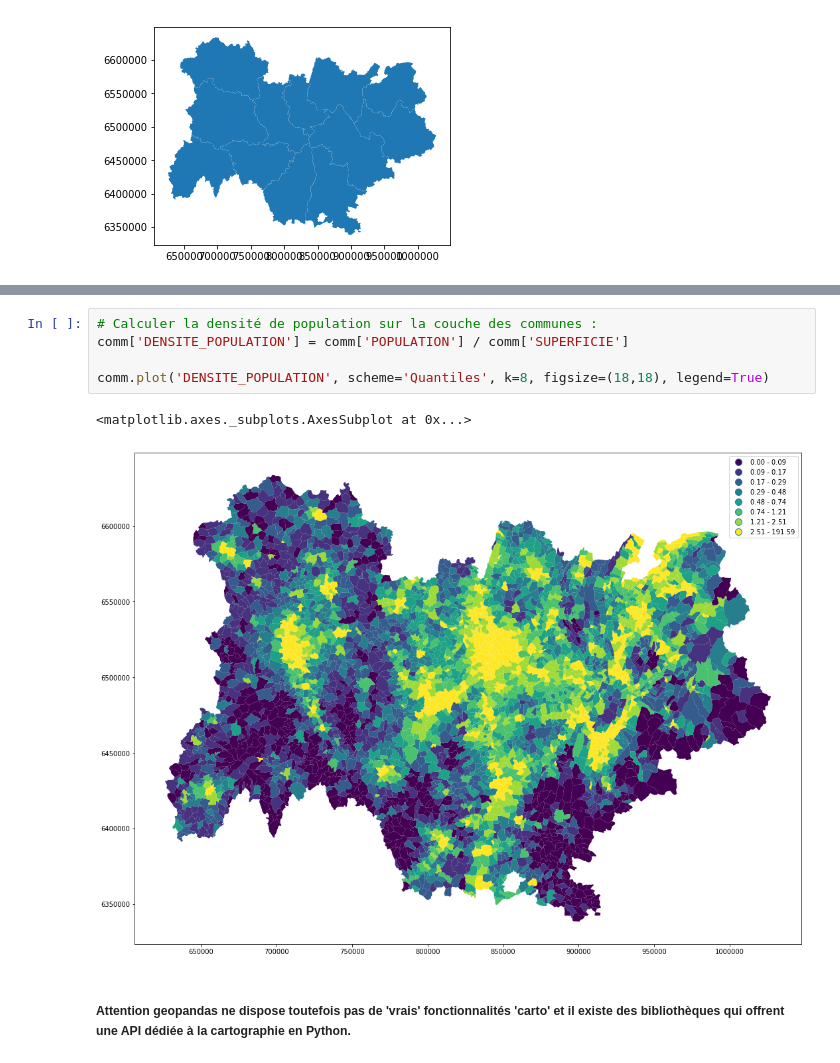
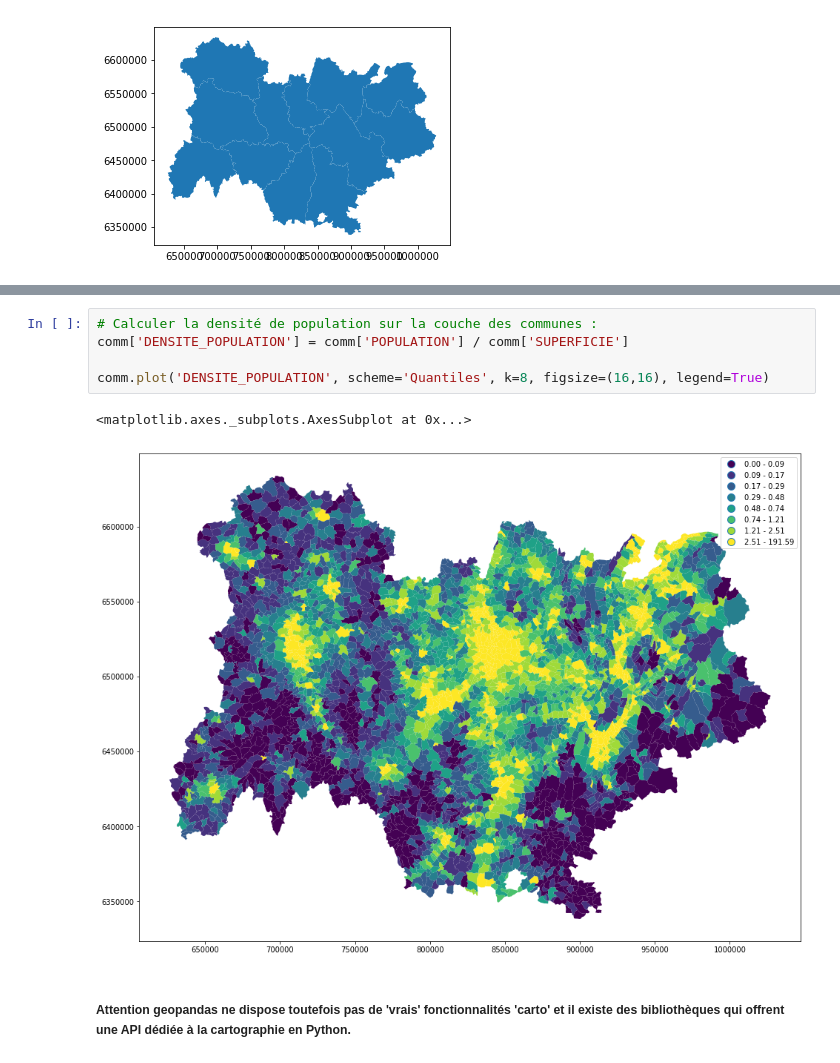
Before and after one commit to mthh/mthh.github.io, a Jupyter notebook: RUSS_190404/ManipulationGeospatiale.ipynb, the cells around one changed output, grey strips where cells are left out. Drawn from its saved outputs; the diff is of its cells as text.

```diff
--- a/RUSS_190404/ManipulationGeospatiale.ipynb
+++ b/RUSS_190404/ManipulationGeospatiale.ipynb
@@ -585,11 +581,11 @@ comm[comm.intersects(geom_furon.buffer(1000))]
 # %%
 # Calculer la densité de population sur la couche des communes :
 comm['DENSITE_POPULATION'] = comm['POPULATION'] / comm['SUPERFICIE']
 
-comm.plot('DENSITE_POPULATION', scheme='Quantiles', k=8, figsize=(18,18), legend=True)
+comm.plot('DENSITE_POPULATION', scheme='Quantiles', k=8, figsize=(16,16), legend=True)
 # %% [output]
 <matplotlib.axes._subplots.AxesSubplot at 0x...>
-[figure, old version]
+[figure, new version]
 # %% [markdown]
 ##### Attention geopandas ne dispose toutefois pas de 'vrais' fonctionnalités 'carto' et il existe des bibliothèques qui offrent une API dédiée à la cartographie en Python.
 # %% [markdown]
```
Also changed, not shown: parts of 5 cells of this notebook, 13 other files.
